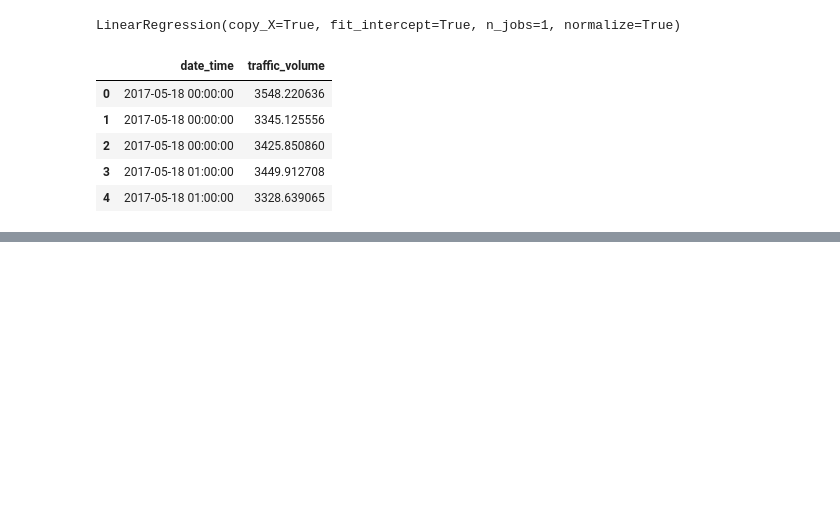
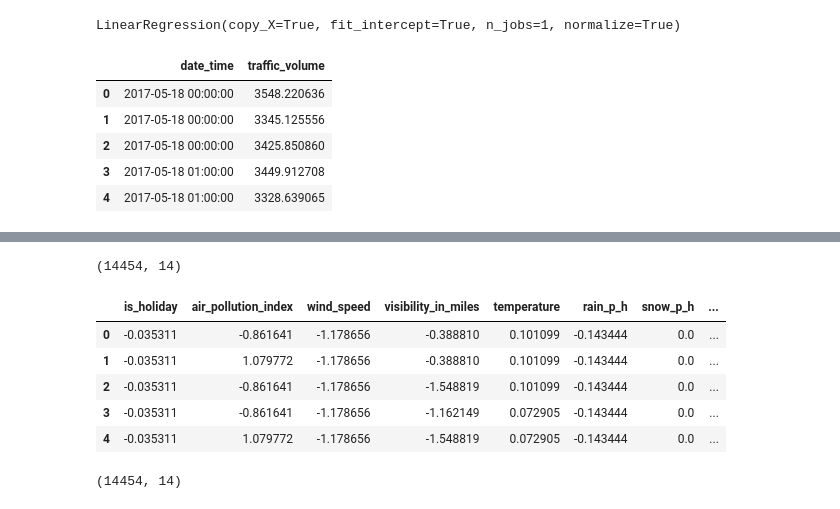
Before and after one commit to Vedant1202/traffic_prediction_sangam_2019, a Jupyter notebook: Training.ipynb, the cells around one changed output, grey strips where cells are left out. Saved outputs shown, nothing was run; the diff lists cells and outputs as text; code cells hidden in the pictures; blank space fills up the shorter version.

```diff
--- a/Training.ipynb
+++ b/Training.ipynb
@@ -975,0 +1061,2 @@ lin_preds_v1_df.to_csv('./predictions/lin_preds_v1_df.csv', index=False)
+# %%
+test_df_5 = test_df_2.copy().drop(['air_pollution_index_lag', 'visibility_in_miles_lag', 'rain_p_h_lag'], axis=1)
@@ -975,0 +1072,20 @@ lin_preds_v1_df.to_csv('./predictions/lin_preds_v1_df.csv', index=False)
+# %%
+test_df_5.shape
+# %% [output]
+(14454, 14)
+# %%
+test_df_5_std = scaler.fit_transform(test_df_5)
+test_df_5_std = pd.DataFrame(test_df_5_std, columns=test_df_5.columns)
+# %%
+test_df_5_std.head()
+# %% [output]
+|  | is_holiday | air_pollution_index | wind_speed | visibility_in_miles | temperature | rain_p_h | snow_p_h | ... |
+| 0 | -0.035311 | -0.861641 | -1.178656 | -0.388810 | 0.101099 | -0.143444 | 0.0 | ... |
+| 1 | -0.035311 | 1.079772 | -1.178656 | -0.388810 | 0.101099 | -0.143444 | 0.0 | ... |
+| 2 | -0.035311 | -0.861641 | -1.178656 | -1.548819 | 0.101099 | -0.143444 | 0.0 | ... |
+| 3 | -0.035311 | -0.861641 | -1.178656 | -1.162149 | 0.072905 | -0.143444 | 0.0 | ... |
+| 4 | -0.035311 | 1.079772 | -1.178656 | -1.548819 | 0.072905 | -0.143444 | 0.0 | ... |
+# %%
+test_df_5_std.shape
+# %% [output]
+(14454, 14)
```
Also changed, not shown: parts of 63 cells of this notebook, 26 other files.
